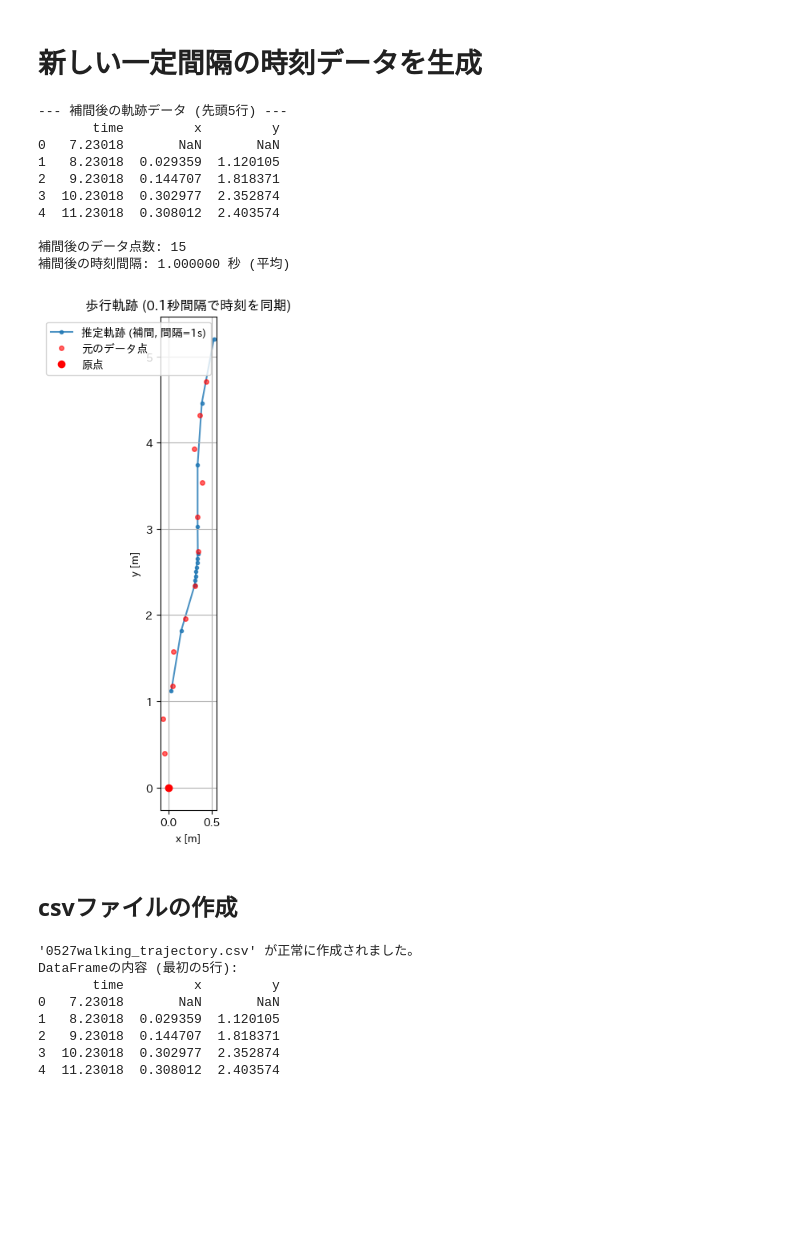
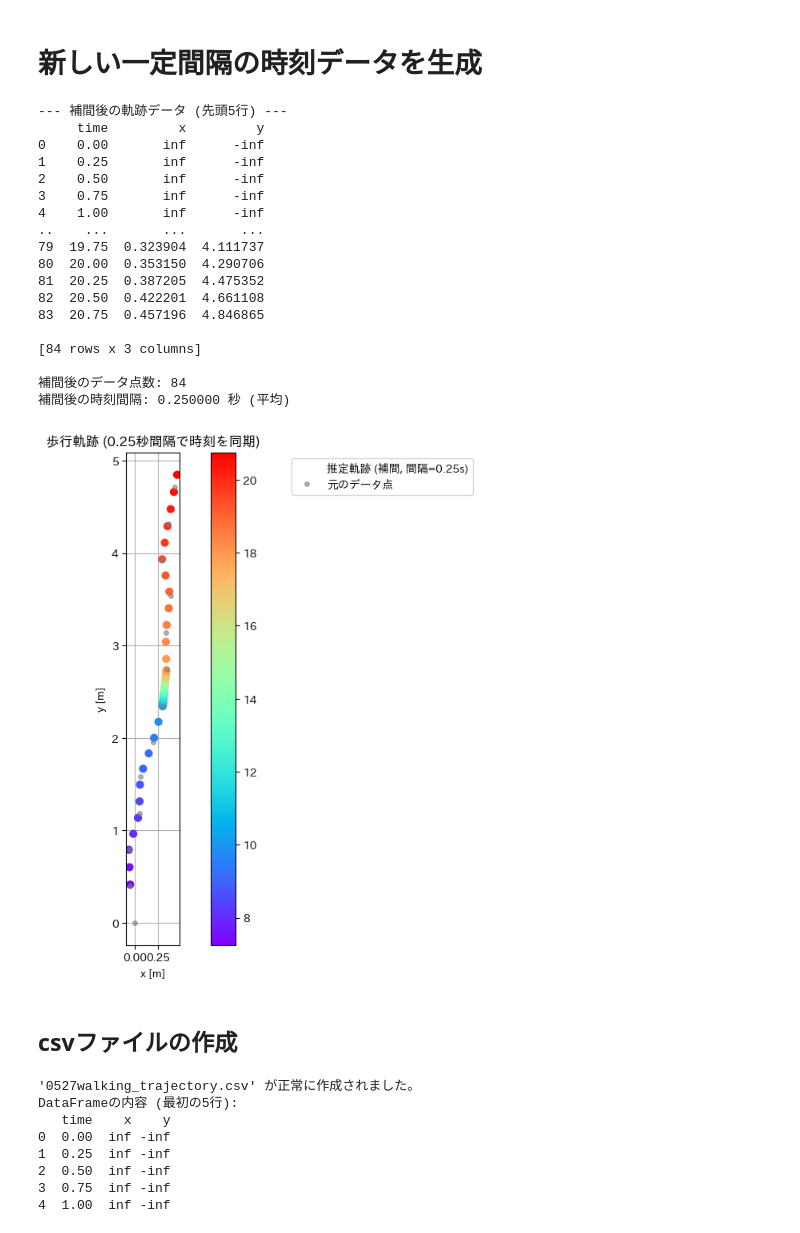
Before and after one commit to kajiLabTeam/pedestrian-behavior-comparison-system, a Jupyter notebook: 0527.ipynb, the cells around one changed output. Drawn from its saved outputs; the diff is of its cells as text; code cells hidden in the pictures; blank space fills up the shorter version.

```diff
--- a/0527.ipynb
+++ b/0527.ipynb
@@ -227,16 +223,23 @@ plt.show()
 # 新しい一定間隔の時刻データを生成
 # %%
 # サンプリング間隔の設定 (例: 0.01秒ごと)
-sampling_interval = 0.5 # この値を調整してください
+sampling_interval = 0.25 # この値を調整してください
+
+
+if len(point) < 2:
+    print("エラー: 補間を行うには、最低2点以上の軌跡データが必要です。")
+    print("ピーク検出のパラメータを調整するか、より多くのデータを提供してください。")
+    exit()
+
 
 # ピーク時の軌跡の時刻データの最小値と最大値を取得
-min_time = point['time'].min()
-max_time = point['time'].max()
+min_time_resampled = 0.0
+max_time_resampled = point['time'].max()
 
 # 新しい一定間隔の時刻データを生成
-resampled_times = np.arange(min_time, max_time + sampling_interval, sampling_interval)
+resampled_times = np.arange(min_time_resampled, max_time_resampled + sampling_interval, sampling_interval)
 
-# x, y 座標を新しい時刻に合わせてリサンプリング
+# x, y 座標を新しい時刻に合わせて補正
 # kind='linear' : 線形補間
 # # fill_value="extrapolate" : 元のデータの範囲外でも補間
 interp_x = interp1d(point['time'], point['x'], kind='linear', fill_value="extrapolate")
@@ -244,57 +247,67 @@ interp_y = interp1d(point['time'], point['y'], kind='linear', fill_value="extrap
 
 resampled_x = interp_x(resampled_times)
 resampled_y = interp_y(resampled_times)
+
+
 
 # 補間されたデータで新しいDataFrameを作成
 # このresampled_pointが、timesを一定間隔で同期した軌跡データです。
 resampled_point = pd.DataFrame({
     'time': resampled_times,
     'x': resampled_x,
     'y': resampled_y
 })
 
 print("\n--- 補間後の軌跡データ (先頭5行) ---")
-print(resampled_point.head())
+print(resampled_point)
+
+## CSVで出力
+resampled_point.to_csv('resampled_point.csv', index=False)
+
 
 print(f"\n補間後のデータ点数: {len(resampled_point)}")
 print(f"補間後の時刻間隔: {resampled_point['time'].diff().mean():.6f} 秒 (平均)")
-
-
 
 # --- 5. 描画 ---
 plt.figure(figsize=(10, 8))
 
 # 補間された軌跡を描画
-plt.plot(resampled_point['x'], resampled_point['y'], '.-', label=f'推定軌跡 (補間, 間隔={sampling_interval}s)', zorder=1, alpha=0.8)
+# plt.plot(resampled_point['x'], resampled_point['y'], '.-', label=f'推定軌跡 (補間, 間隔={sampling_interval}s)', zorder=1, alpha=0.8)
+plt.colorbar(plt.scatter(resampled_point['x'], resampled_point['y'],c=resampled_point['time'],cmap='rainbow',s=40, label=f'推定軌跡 (補間, 間隔={sampling_interval}s)', zorder=2))
 
 # 元の不規則間隔の軌跡の点も重ねて表示（補間効果の確認用）
-plt.plot(point['x'], point['y'], 'o', markersize=4, color='red', alpha=0.6, label='元のデータ点')
-
-# 原点を赤で描画
-plt.plot(0, 0, 'ro', label='原点', zorder=2)
+plt.plot(point['x'], point['y'], 'o', markersize=4, color='gray', alpha=0.6, label='元のデータ点')
 
 # 軸を揃える
 plt.gca().set_aspect('equal', adjustable='box')
 
-plt.title('歩行軌跡 (0.1秒間隔で時刻を同期)')
+plt.title('歩行軌跡 (0.25秒間隔で時刻を同期)')
 plt.xlabel('x [m]')
 plt.ylabel('y [m]')
 
 plt.grid(True)
-plt.legend()
+plt.legend(loc='upper left', bbox_to_anchor=(3.0, 1.0))  # グラフの右外側に表示
 plt.show()
 # %% [output]
 --- 補間後の軌跡データ (先頭5行) ---
-       time         x         y
-0   7.23018       NaN       NaN
-1   8.23018  0.029359  1.120105
-2   9.23018  0.144707  1.818371
-3  10.23018  0.302977  2.352874
-4  11.23018  0.308012  2.403574
+     time         x         y
+0    0.00       inf      -inf
+1    0.25       inf      -inf
+2    0.50       inf      -inf
+3    0.75       inf      -inf
+4    1.00       inf      -inf
+..    ...       ...       ...
+79  19.75  0.323904  4.111737
+80  20.00  0.353150  4.290706
+81  20.25  0.387205  4.475352
+82  20.50  0.422201  4.661108
+83  20.75  0.457196  4.846865
 
-補間後のデータ点数: 15
-補間後の時刻間隔: 1.000000 秒 (平均)
+[84 rows x 3 columns]
+
+補間後のデータ点数: 84
+補間後の時刻間隔: 0.250000 秒 (平均)
-[figure, old version]
+[figure, new version]
 # %% [markdown]
 ## csvファイルの作成
 # %%
@@ -313,9 +326,9 @@ else:
 # %% [output]
 '0527walking_trajectory.csv' が正常に作成されました。
 DataFrameの内容 (最初の5行):
-       time         x         y
-0   7.23018       NaN       NaN
-1   8.23018  0.029359  1.120105
-2   9.23018  0.144707  1.818371
-3  10.23018  0.302977  2.352874
-4  11.23018  0.308012  2.403574
+   time    x    y
+0  0.00  inf -inf
+1  0.25  inf -inf
+2  0.50  inf -inf
+3  0.75  inf -inf
+4  1.00  inf -inf
```
Also changed, not shown: parts of 2 cells of this notebook, 5 other files.
